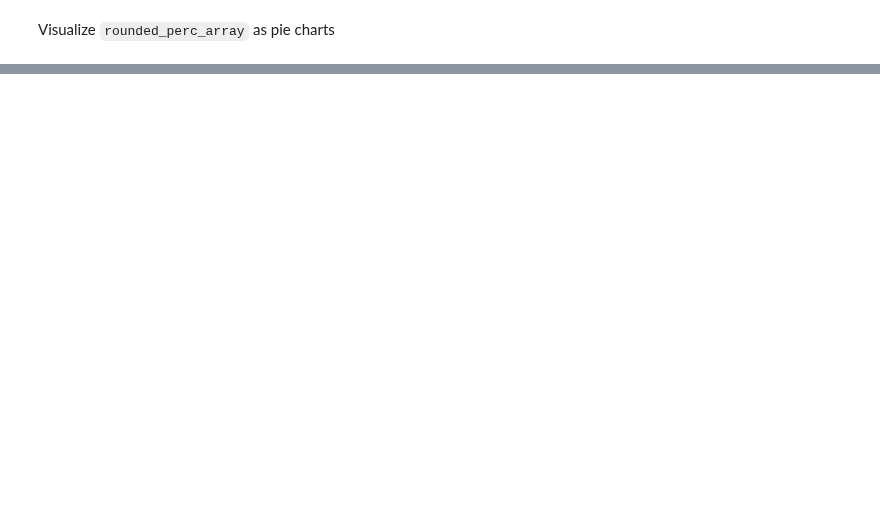
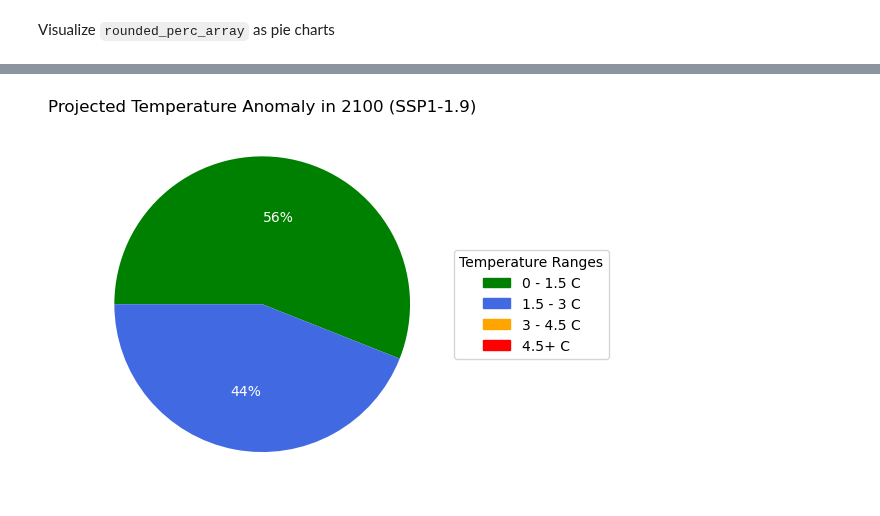
Before and after one commit to ericasimon16/woodwell_internship, a Jupyter notebook: parameter_ensemble.ipynb, the cells around one changed output, grey strips where cells are left out. Drawn from its saved outputs; the diff is of its cells as text; code cells hidden in the pictures; blank space fills up the shorter version.

```diff
--- a/parameter_ensemble.ipynb
+++ b/parameter_ensemble.ipynb
@@ -687,0 +697,17 @@ fig.tight_layout()
+# %%
+curr_array = rounded_perc_array.sel(scenario='ssp119')
+# we want to get rid of any ranges with 0% occurence, as this aren't relevant for a pie chart
+non_zero_percs = [value for value in curr_array.values if value != 0]
+non_zero_labels = [f'{label}' for label in labels if curr_array.sel(range=label) != 0]
+colors = [pie_colors[label] for label in labels if curr_array.sel(range=label) != 0]
+
+plt.pie(non_zero_percs, autopct='%1.f%%', colors=colors, startangle=180, counterclock=False, textprops=dict(color="w"))
+plt.legend(handles=patches,
+          title="Temperature Ranges",
+          loc="center left",
+          bbox_to_anchor=(1, 0, 0.5, 1))
+
+plt.title('Projected Temperature Anomaly in 2100 (SSP1-1.9)')
+plt.show()
+# %% [output]
+[figure, added]
```
Also changed, not shown: parts of 4 cells of this notebook.
